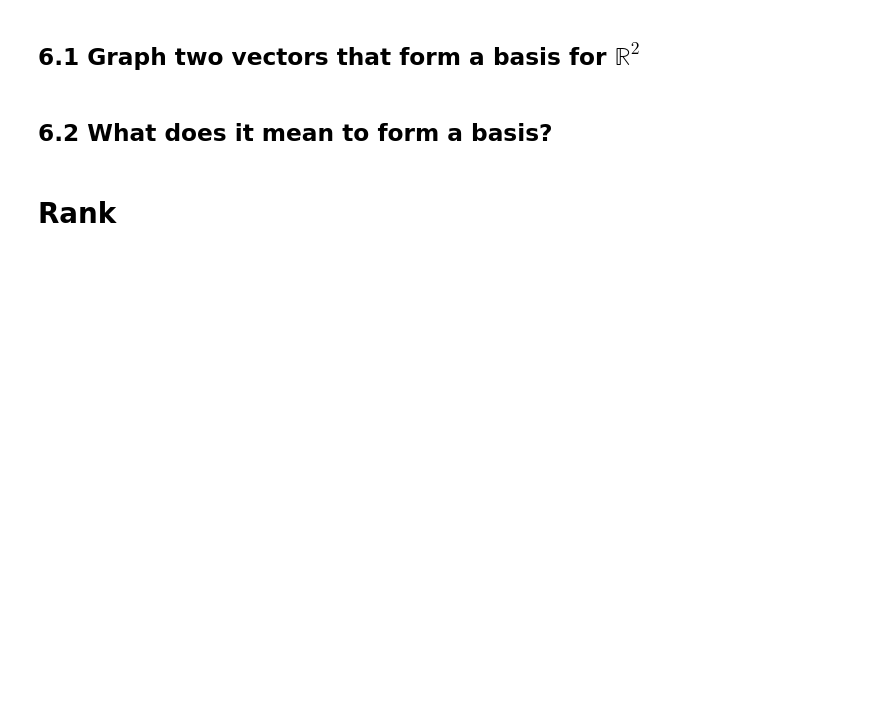
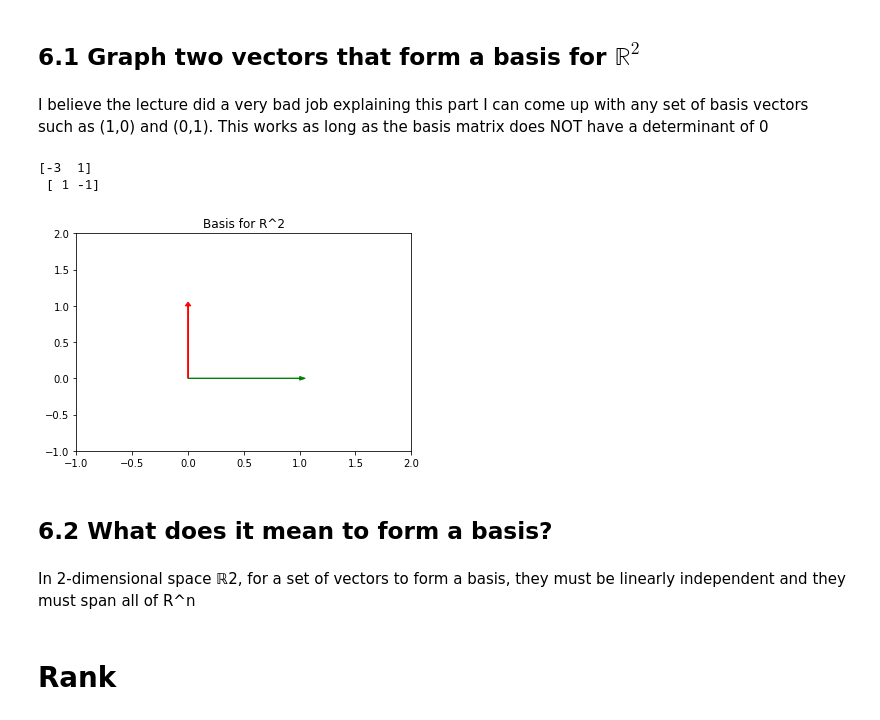
Before and after one commit to iskander-r/DS-Unit-1-Sprint-3-Linear-Algebra, a Jupyter notebook: module2-intermediate-linear-algebra/LS_DS_132_Intermediate_Linear_Algebra_Assignment.ipynb, the cells around one changed output. Saved outputs shown, nothing was run; the diff lists cells and outputs as text; code cells hidden in the pictures; blank space fills up the shorter version.

```diff
--- a/module2-intermediate-linear-algebra/LS_DS_132_Intermediate_Linear_Algebra_Assignment.ipynb
+++ b/module2-intermediate-linear-algebra/LS_DS_132_Intermediate_Linear_Algebra_Assignment.ipynb
@@ -344,8 +370,33 @@ n = \begin{bmatrix} 4 & 8  & 2\end{bmatrix}
 # Basis
 # %% [markdown]
 ## 6.1 Graph two vectors that form a basis for $\mathbb{R}^2$
+# %% [markdown]
+I believe the lecture did a very bad job explaining this part
+I can come up with any set of basis vectors such as (1,0) and (0,1). This works as long as the basis matrix does NOT have a determinant of 0
+# %%
+basis_a =np.array([1,0])
+basis_b = np.array([0,1])
+# %%
+p = np.random.randint(low=-3, high=3, size=2)
+q = np.random.randint(low=-3, high=3, size=2)
+print(p, '\n', q)
+# %% [output]
+[-3  1]
+ [ 1 -1]
+# %%
+# Plot the Scaled Vectors
+plt.arrow(0,0, basis_a[1], basis_b[1],head_width=.05, head_length=0.05, color ='red')
+plt.arrow(0,0, basis_a[0], basis_b[0],head_width=.05, head_length=0.05, color ='green')
+plt.xlim(-1,2)
+plt.ylim(-1,2)
+plt.title("Basis for R^2")
+plt.show()
+# %% [output]
+[figure, added]
 # %% [markdown]
 ## 6.2 What does it mean to form a basis?
+# %% [markdown]
+In 2-dimensional space ℝ2, for a set of vectors to form a basis, they must be linearly independent and they must span all of R^n
 # %% [markdown]
 # Rank
 # %% [markdown]
```
Also changed, not shown: parts of 12 cells of this notebook.
